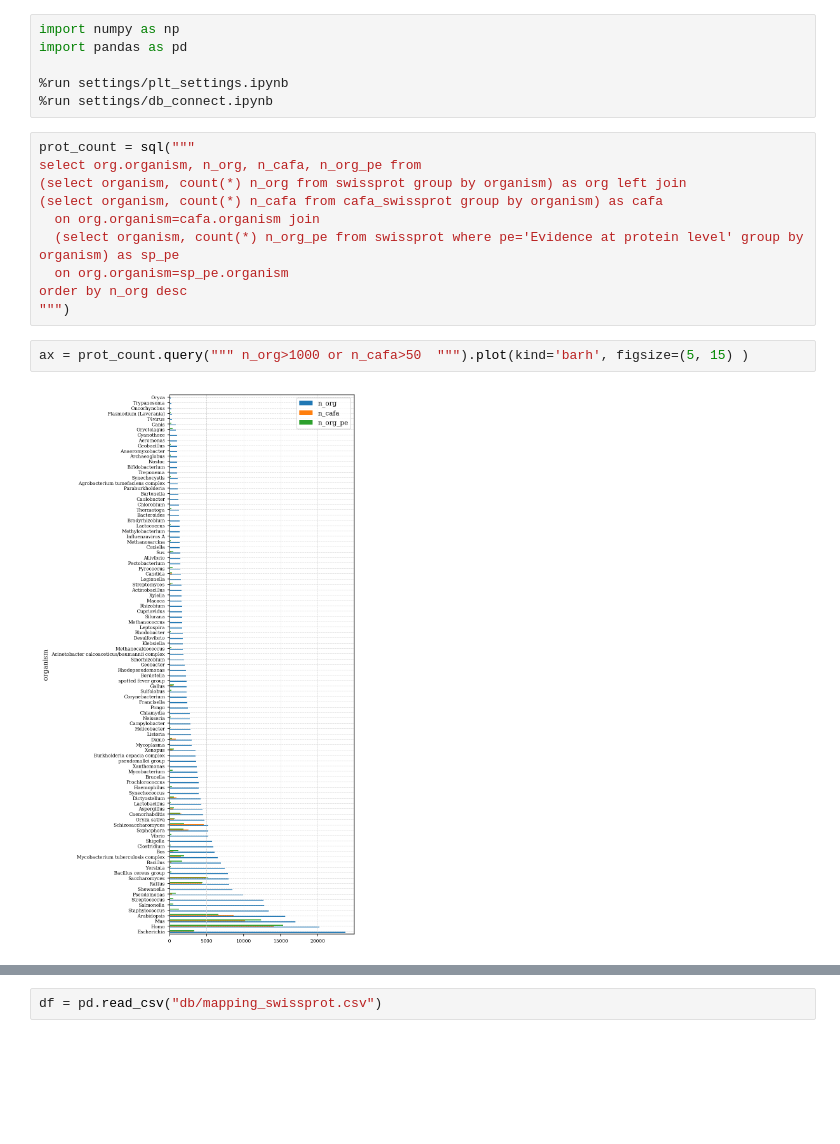
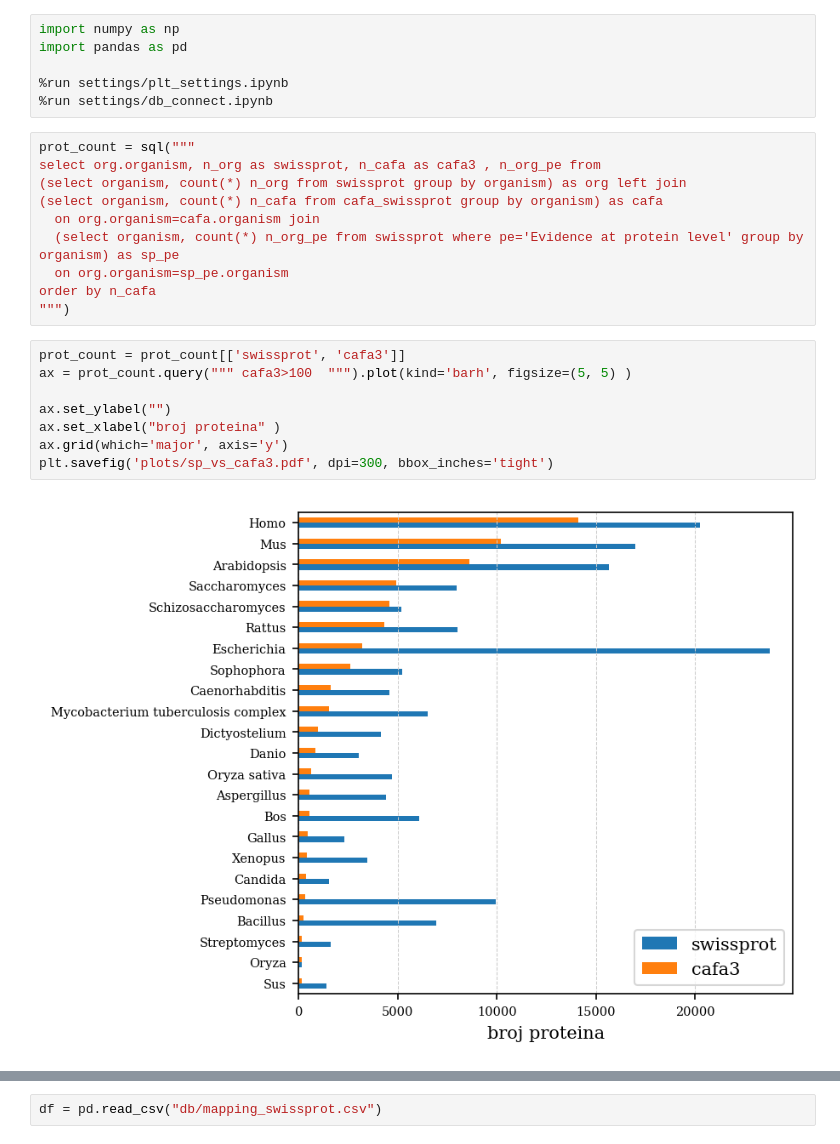
Before and after one commit to gvinterhalter/MASTER2, a Jupyter notebook: analiza_swissprot.ipynb, the cells around one changed output, grey strips where cells are left out. Cells and saved outputs as stored; diff of their text form; blank space fills up the shorter version.

```diff
--- a/analiza_swissprot.ipynb
+++ b/analiza_swissprot.ipynb
@@ -6,15 +6,21 @@ import pandas as pd
 %run settings/db_connect.ipynb
 # %%
 prot_count = sql("""
-select org.organism, n_org, n_cafa, n_org_pe from
+select org.organism, n_org as swissprot, n_cafa as cafa3 , n_org_pe from
 (select organism, count(*) n_org from swissprot group by organism) as org left join
 (select organism, count(*) n_cafa from cafa_swissprot group by organism) as cafa
   on org.organism=cafa.organism join
   (select organism, count(*) n_org_pe from swissprot where pe='Evidence at protein level' group by organism) as sp_pe
   on org.organism=sp_pe.organism
-order by n_org desc
+order by n_cafa
 """)
-# %%
-ax = prot_count.query(""" n_org>1000 or n_cafa>50  """).plot(kind='barh', figsize=(5, 15) )
-# %% [output]
-[figure, removed]
+# %%
+prot_count = prot_count[['swissprot', 'cafa3']]
+ax = prot_count.query(""" cafa3>100  """).plot(kind='barh', figsize=(5, 5) )
+
+ax.set_ylabel("")
+ax.set_xlabel("broj proteina" )
+ax.grid(which='major', axis='y')
+plt.savefig('plots/sp_vs_cafa3.pdf', dpi=300, bbox_inches='tight')
+# %% [output]
+[figure, added]
```
Also changed, not shown: parts of 4 cells of this notebook, 55 other files.
